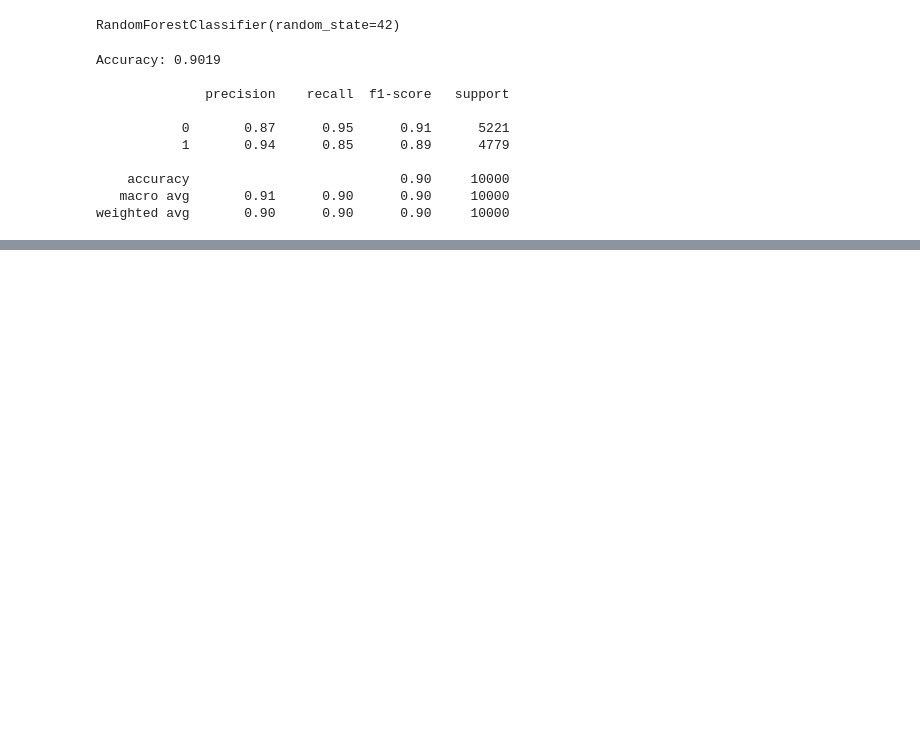
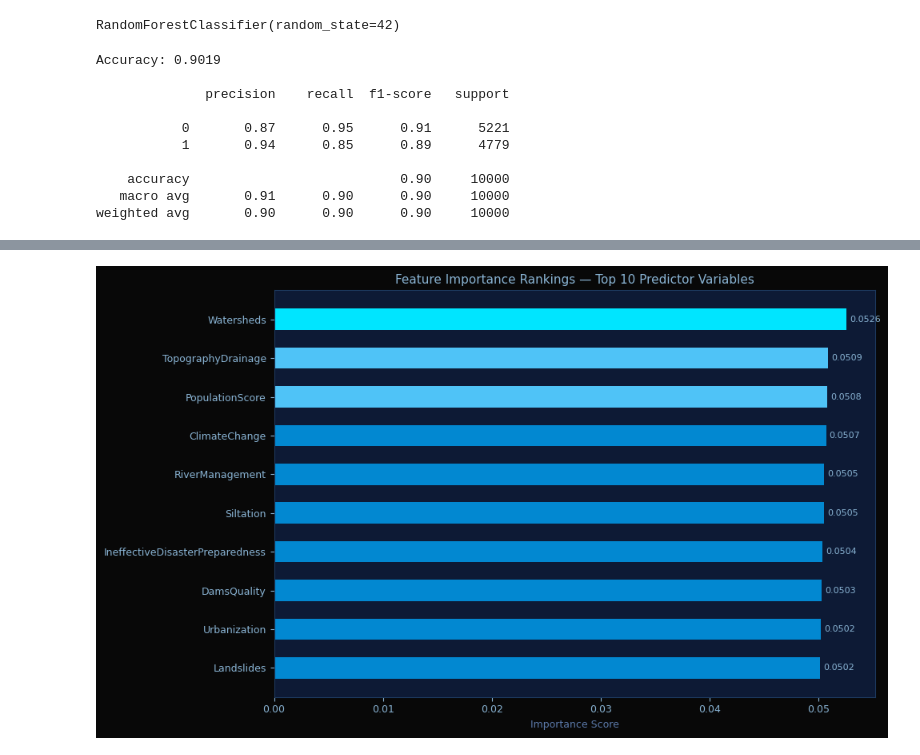
Before and after one commit to AjalaBolu/final-projects-bd-ans-hd, a Jupyter notebook: flood-prediction/Flood_Prediction.ipynb, the cells around one changed output, grey strips where cells are left out. Saved outputs shown, nothing was run; the diff lists cells and outputs as text; code cells hidden in the pictures; blank space fills up the shorter version.

```diff
--- a/flood-prediction/Flood_Prediction.ipynb
+++ b/flood-prediction/Flood_Prediction.ipynb
@@ -105,0 +124,24 @@ weighted avg       0.90      0.90      0.90     10000
+# %%
+feature_imp = pd.Series(model.feature_importances_, index=x.columns).sort_values(ascending=False)
+
+fig, ax = plt.subplots(figsize=(10, 6))
+fig.patch.set_facecolor('#080808')
+ax.set_facecolor('#0d1a35')
+
+top10 = feature_imp.head(10)
+colors = ['#00e5ff' if i == 0 else '#4fc3f7' if i < 3 else '#0288d1' for i in range(len(top10))]
+ax.barh(top10.index[::-1], top10.values[::-1], color=colors[::-1], height=0.55)
+
+ax.set_xlabel('Importance Score', color='#5c7aaa', fontsize=9)
+ax.tick_params(colors='#8ab4d4', labelsize=9)
+for spine in ax.spines.values():
+    spine.set_edgecolor('#1e3a5f')
+
+for i, (val, name) in enumerate(zip(top10.values[::-1], top10.index[::-1])):
+    ax.text(val + 0.0003, i, f'{val:.4f}', va='center', color='#8ab4d4', fontsize=8)
+
+plt.title('Feature Importance Rankings — Top 10 Predictor Variables', color='#8ab4d4', fontsize=11)
+plt.tight_layout()
+plt.show()
+# %% [output]
+[figure, added]
```
Also changed, not shown: parts of 5 cells of this notebook, 6 other files.
